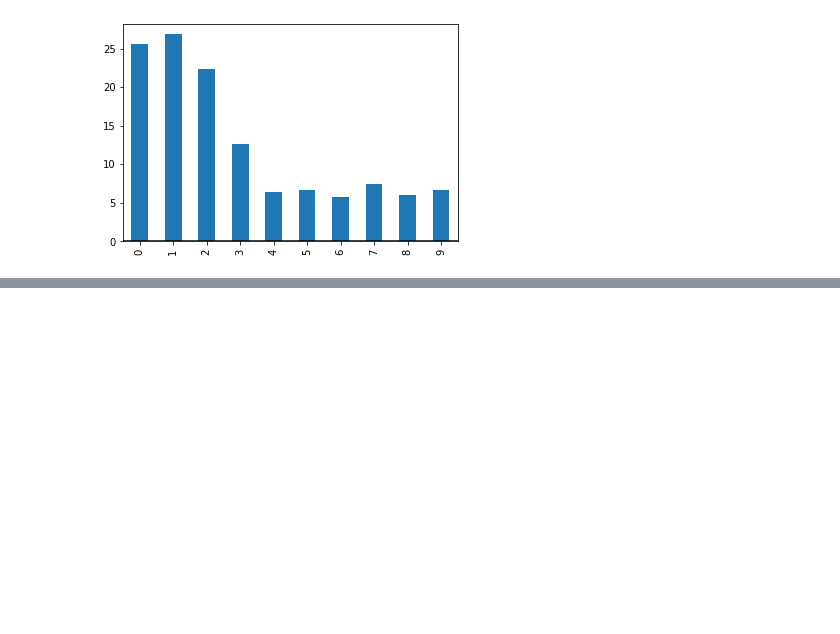
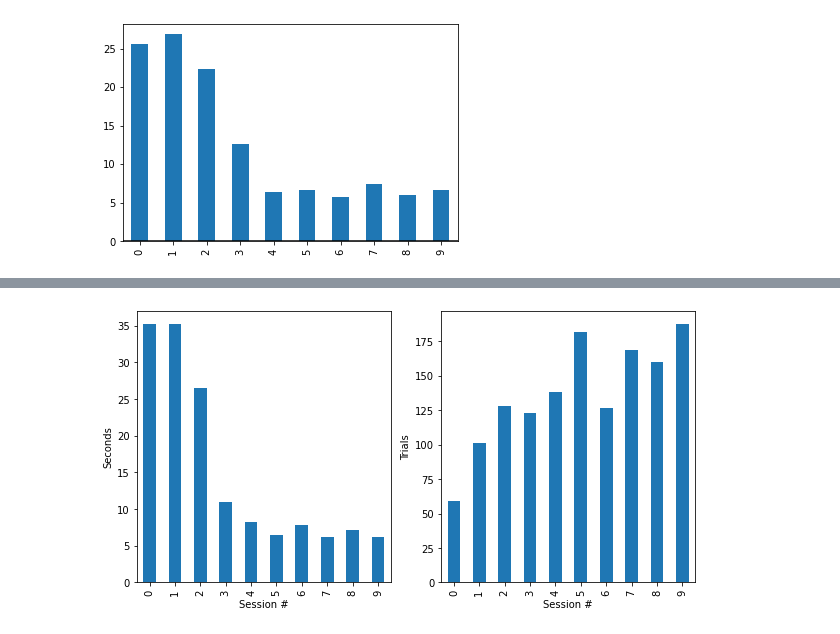
Before and after one commit to nielllab/FreelyMovingEphys, a Jupyter notebook: project_analysis/object_avoidance/oa_performance.ipynb, the cells around one changed output, grey strips where cells are left out. Drawn from its saved outputs; the diff is of its cells as text; code cells hidden in the pictures; blank space fills up the shorter version.

```diff
--- a/project_analysis/object_avoidance/oa_performance.ipynb
+++ b/project_analysis/object_avoidance/oa_performance.ipynb
@@ -232 +272,12 @@ df1['avg'] = df1[['lt', 'rt']].mean(axis=1)
+# %%
+
+figure, axes = plt.subplots(1, 2, figsize= (10,5))
+axes[0].set(xlabel="Session #", ylabel="Seconds")
+axes[1].set(xlabel="Session #", ylabel="Trials")
+df1['avg_t'].plot(ax=axes[0],kind='bar')
+df1['avg_num'].plot(ax=axes[1],kind='bar')
+
+plt.savefig('Avg performance')
+# %% [output]
+[figure, added]
 # %%
```
Also changed, not shown: parts of 10 cells of this notebook, 5 other files.
